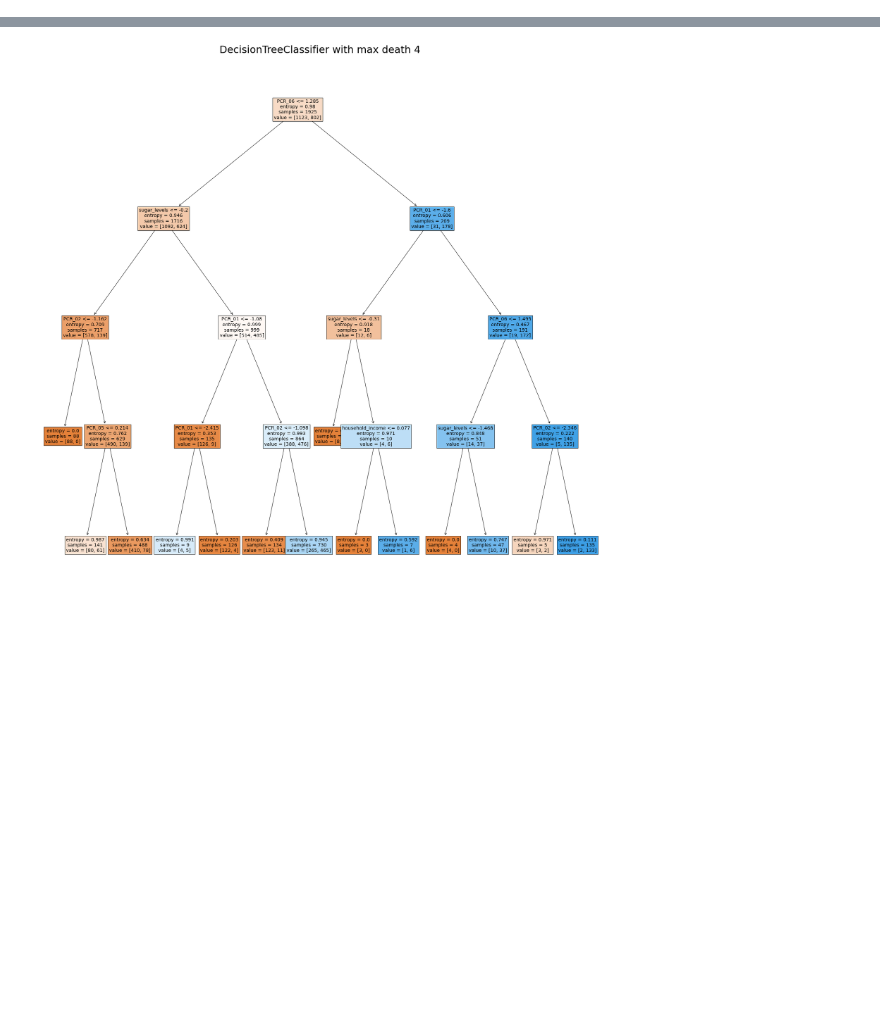
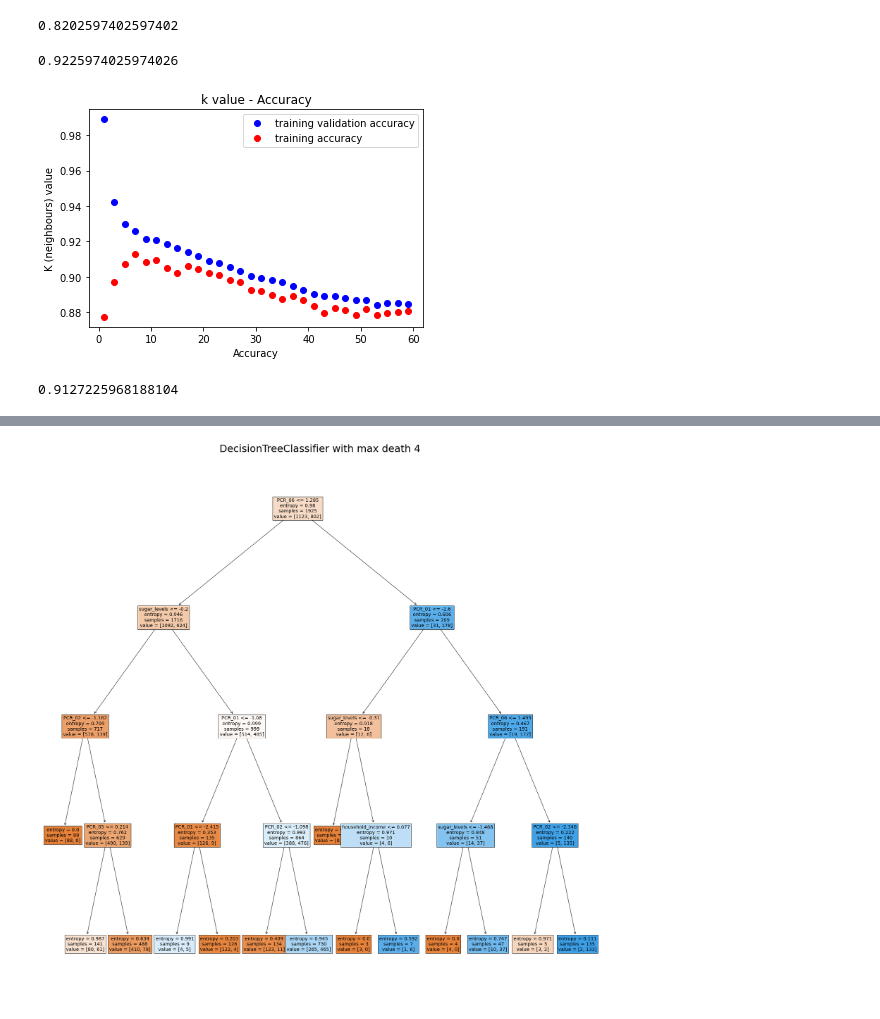
Before and after one commit to orrLani/ML2, a Jupyter notebook: plots.ipynb, the cells around one changed output, grey strips where cells are left out. Drawn from its saved outputs; the diff is of its cells as text; code cells hidden in the pictures; blank space fills up the shorter version.

```diff
--- a/plots.ipynb
+++ b/plots.ipynb
@@ -9,0 +145,10 @@ from sklearn.metrics import accuracy_score
+# %%
+def Q5(df):
+    # df['spread'] = df['spread'].map(dict(High=1 , Low = -1))
+    # arr = df[['PCR_03','PCR_07','PCR_10','spread']].to_numpy()
+    my_knn = KNN.kNN(n_neighbors=11)
+    my_knn = my_knn.fit(df[['PCR_03','PCR_07','PCR_10']], df['spread'])
+    print(my_knn.score(my_knn.data, my_knn.targets))
+Q5(df)
+# %% [output]
+0.8202597402597402
@@ -9,0 +159,17 @@ from sklearn.metrics import accuracy_score
+# %%
+def normalize(df,row,process):
+    temp = df[row].values.reshape(-1, 1)
+    df[row] = process.fit_transform(temp)
+    return df
+def Q7(df):
+    df = normalize(df=df,row='PCR_03',process=preprocessing.StandardScaler())
+    df = normalize(df=df,row='PCR_07',process=preprocessing.StandardScaler())
+    df = normalize(df=df,row= 'PCR_10',process=preprocessing.StandardScaler())
+    #df = normalize(df=df, row='PCR_10', process=preprocessing.StandardScaler())
+    my_knn = KNN.kNN(n_neighbors=11)
+    # print the knn score
+    my_knn = my_knn.fit(df[['PCR_03','PCR_07','PCR_10']], df['spread'])
+    print(my_knn.score(my_knn.data, my_knn.targets))
+Q7(df)
+# %% [output]
+0.9225974025974026
@@ -9,0 +180,25 @@ from sklearn.metrics import accuracy_score
+# %%
+def Q9(df):
+    k = np.arange(1, 61, 2)
+    train_scores, valid_scores = validation_curve(
+        estimator=KNN.kNN(),
+        X=df[['PCR_03', 'PCR_07', 'PCR_10']],
+        y=df['spread'],
+        param_name="n_neighbors",
+        param_range = np.arange(1, 61, 2),
+        cv=8)
+    train_mean = train_scores.mean(axis=1)
+    valid_mean = valid_scores.mean(axis=1)
+    plt.plot(k,train_mean,'bo', label="training validation accuracy")
+    plt.plot(k, valid_mean, 'ro',label="training accuracy")
+    plt.xlabel('Accuracy')
+    plt.ylabel('K (neighbours) value')
+    plt.title("k value - Accuracy")
+    plt.legend(loc='best')
+    plt.show()
+    k = valid_mean.max()
+    print(k)
+Q9(df_normolize)
+# %% [output]
+[figure, added]
+0.9127225968188104
```
Also changed, not shown: parts of 13 cells of this notebook.
